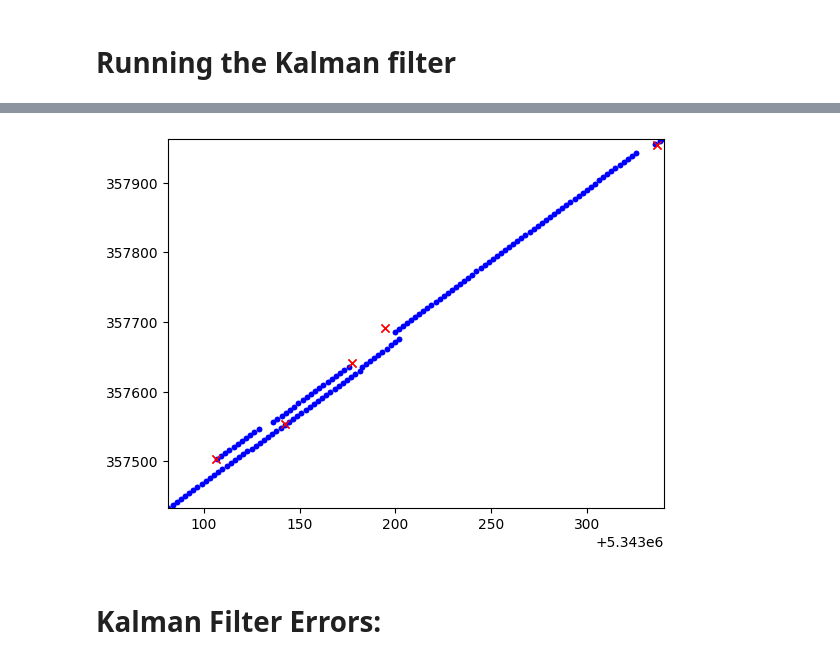
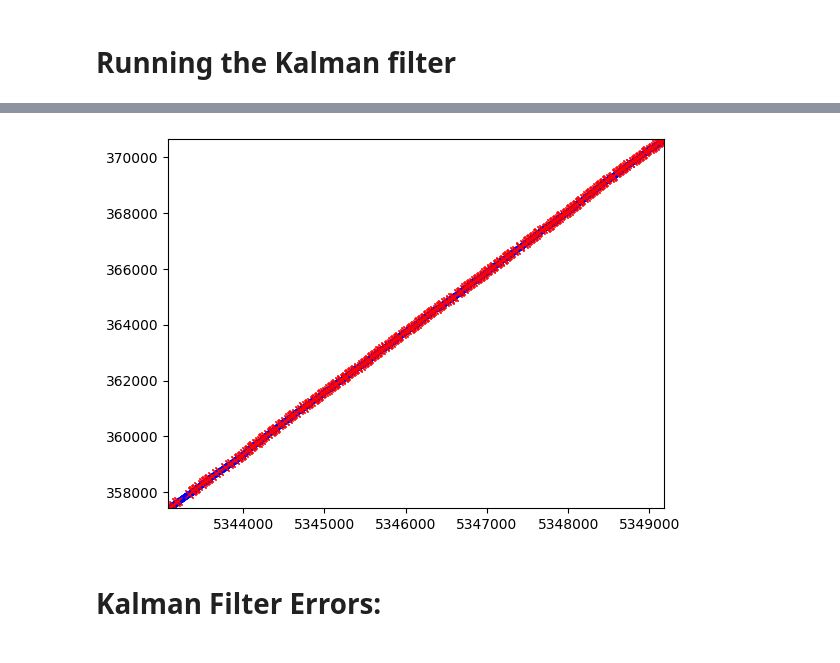
Before and after one commit to cnburger/AIS_KalmanFilter, a Jupyter notebook: Time Sampling.ipynb, the cells around one changed output, grey strips where cells are left out. Drawn from its saved outputs; the diff is of its cells as text; code cells hidden in the pictures.

```diff
--- a/Time Sampling.ipynb
+++ b/Time Sampling.ipynb
@@ -206,10 +206,8 @@ def extract_long_lat_covariance(mat_in):
 ax_arr = []
 ay_arr= []
 Pk_save_states = []
-realSpdCount = []
 def myKalman(pd_final, R,Q,P_k):
-    global ax_arr, ay_arr, df_final,Pk_save_states,realSpdCount
-    realSpdCount = []
+    global ax_arr, ay_arr, df_final,Pk_save_states
 
     H = np.identity(4)
     I = np.identity(4)
@@ -344,7 +342,7 @@ def myKalman(pd_final, R,Q,P_k):
     plt.show()
 
 
-    return X_coord,Y_coord,X_orig,Y_orig,ax_arr,ay_arr, SpeedX, SpeedY
+    return np.array(X_coord),np.array(Y_coord),X_orig,Y_orig,ax_arr,ay_arr, SpeedX, SpeedY, np.array(realSpdCount)
 # %% [markdown]
 # Importing dataset & getting linear trajectory:
 # %%
@@ -426,5 +424,5 @@ R = np.diag(np.diag(P_k))
 # %% [markdown]
 # Running the Kalman filter
 # %%
-X_samp_pred, Y_samp_pred, X_samp_orig, Y_samp_orig, _, _, _,_ = myKalman(df_sampled, R,Q,P_k)
+X_samp_pred, Y_samp_pred, X_samp_orig, Y_samp_orig, _, _, _,_, Kalman_observed_sec = myKalman(df_sampled, R,Q,P_k)
 # %% [output]
@@ -435,22 +433,22 @@ X_samp_pred, Y_samp_pred, X_samp_orig, Y_samp_orig, _, _, _,_ = myKalman(df_samp
 # %%
 X_samp_pred = np.array(X_samp_pred)
 Y_samp_pred = np.array(Y_samp_pred)
 X_samp_orig = np.array(X_samp_orig)
 Y_samp_orig = np.array(Y_samp_orig)
 
-closer_look = np.arange(0,150,1)
+closer_look = np.arange(0,3200,1)
 plt.plot(X_samp_pred[closer_look], Y_samp_pred[closer_look], "b.")
 plt.plot(X_samp_orig, Y_samp_orig, "rx")
 
 plt.plot(X_samp_pred ,Y_samp_pred, "b.")
 plt.plot(X_samp_orig, Y_samp_orig, "rx")
 
 plt.xlim(min(X_samp_pred[closer_look]),max(X_samp_pred[closer_look]))
 plt.ylim(min(Y_samp_pred[closer_look]),max(Y_samp_pred[closer_look]))
 
 plt.show()
 # %% [output]
-[figure, old version]
+[figure, new version]
 # %% [markdown]
 # Kalman Filter Errors:
 # %%
```
Also changed, not shown: parts of 13 cells of this notebook.
